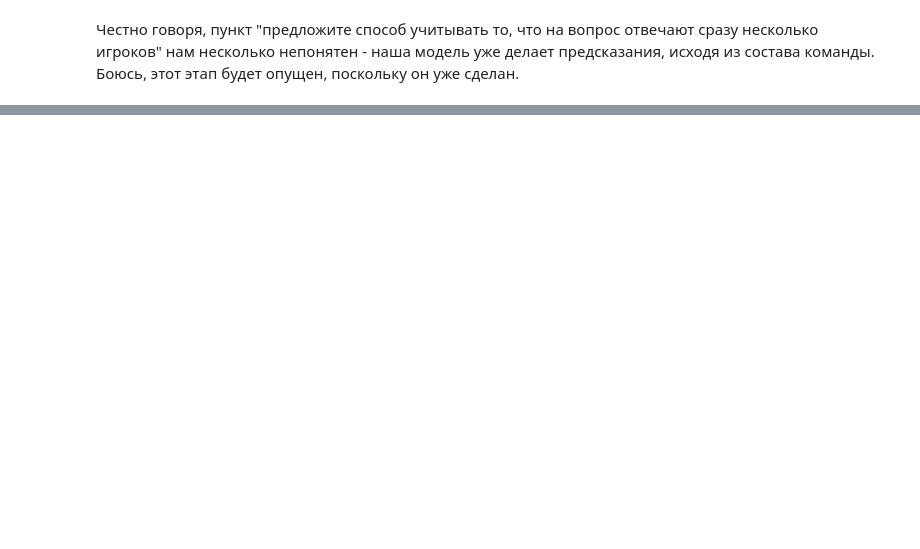
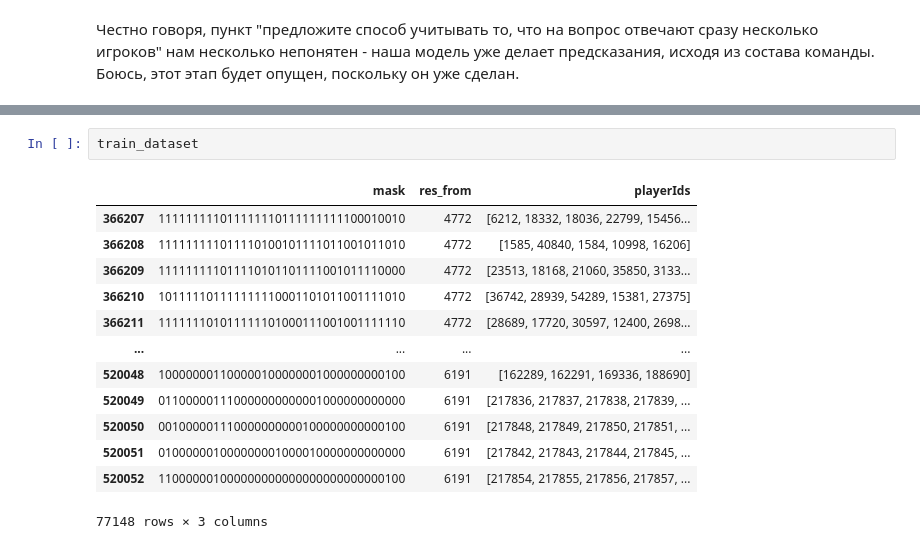
Before and after one commit to IPPK93/MADE_ADV_ML, a Jupyter notebook: hw2/HW 2.ipynb, the cells around one changed output, grey strips where cells are left out. Cells and saved outputs as stored; diff of their text form; blank space fills up the shorter version.

```diff
--- a/hw2/HW 2.ipynb
+++ b/hw2/HW 2.ipynb
@@ -297,0 +372,16 @@ Kendall correlation: 0.5285709674560611
+# %%
+train_dataset
+# %% [output]
+|  | mask | res_from | playerIds |
+| 366207 | 111111111011111110111111111100010010 | 4772 | [6212, 18332, 18036, 22799, 15456... |
+| 366208 | 111111111011110100101111011001011010 | 4772 | [1585, 40840, 1584, 10998, 16206] |
+| 366209 | 111111111011110101101111001011110000 | 4772 | [23513, 18168, 21060, 35850, 3133... |
+| 366210 | 101111101111111110001101011001111010 | 4772 | [36742, 28939, 54289, 15381, 27375] |
+| 366211 | 111111101011111101000111001001111110 | 4772 | [28689, 17720, 30597, 12400, 2698... |
+| ... | ... | ... | ... |
+| 520048 | 100000001100000100000001000000000100 | 6191 | [162289, 162291, 169336, 188690] |
+| 520049 | 011000001110000000000001000000000000 | 6191 | [217836, 217837, 217838, 217839, ... |
+| 520050 | 001000001110000000000100000000000100 | 6191 | [217848, 217849, 217850, 217851, ... |
+| 520051 | 010000001000000001000010000000000000 | 6191 | [217842, 217843, 217844, 217845, ... |
+| 520052 | 110000001000000000000000000000000100 | 6191 | [217854, 217855, 217856, 217857, ... |
+77148 rows × 3 columns
```
Also changed, not shown: parts of 19 cells of this notebook.
